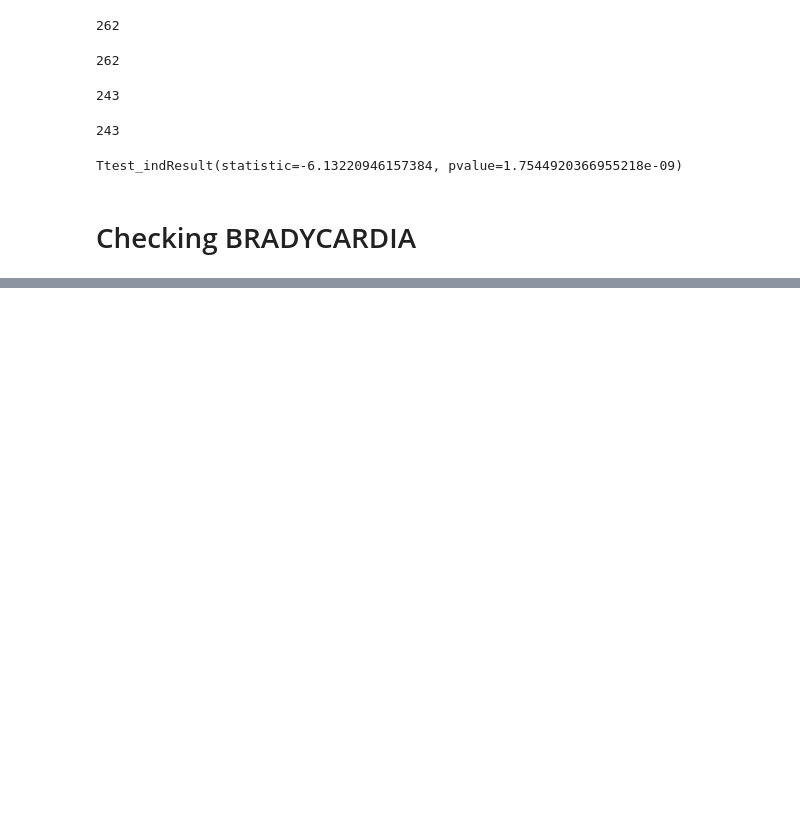
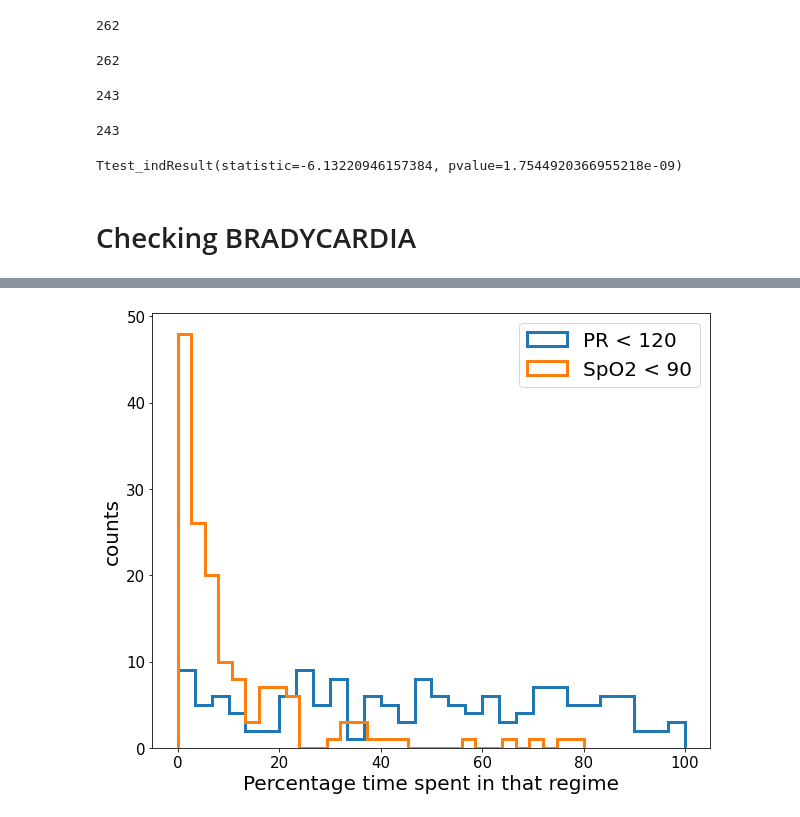
Before and after one commit to shisteve/NHS, a Jupyter notebook: 007_easy_selection.ipynb, the cells around one changed output, grey strips where cells are left out. Cells and saved outputs as stored; diff of their text form; code cells hidden in the pictures; blank space fills up the shorter version.

```diff
--- a/007_easy_selection.ipynb
+++ b/007_easy_selection.ipynb
@@ -608,0 +651,10 @@ plt.show()
+# %%
+plt.figure(figsize=(10,8))
+plt.hist(m_brad_pr,bins=30,histtype='step',lw=3,label='PR < 120', color='C0')
+plt.hist(m_brad_spo2,bins=30,histtype='step',lw=3,label='SpO2 < 90', color='C1')
+plt.xlabel('Percentage time spent in that regime')
+plt.ylabel('counts')
+plt.legend()
+plt.show()
+# %% [output]
+[figure, added]
```
Also changed, not shown: parts of 12 cells of this notebook, 4 other files.
